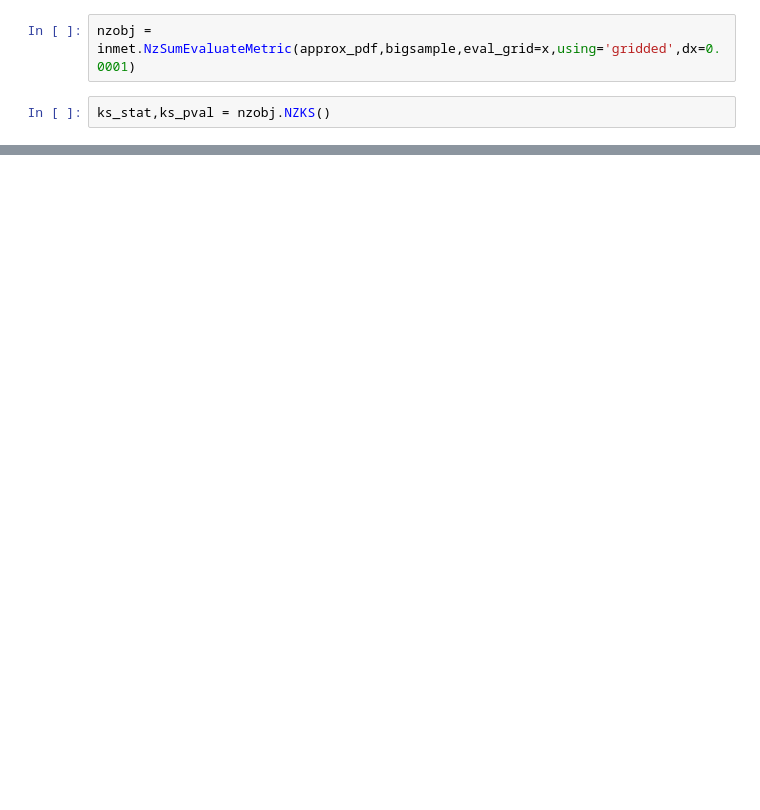
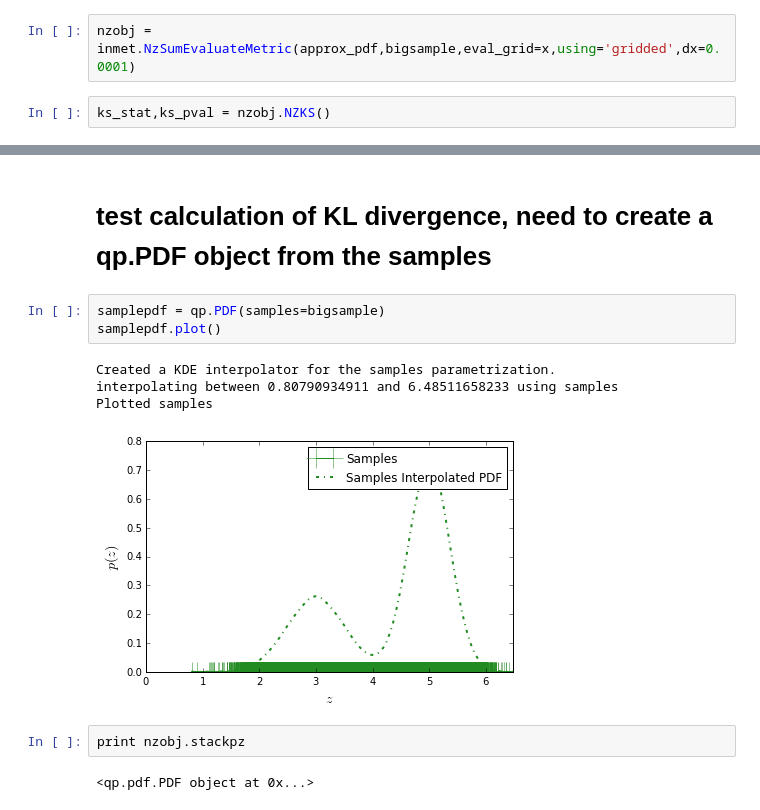
Before and after one commit to sschmidt23/PZDC1_qptests, a Jupyter notebook: nz_stats_fakedatatest.ipynb, the cells around one changed output, grey strips where cells are left out. Cells and saved outputs as stored; diff of their text form; blank space fills up the shorter version.

```diff
--- a/nz_stats_fakedatatest.ipynb
+++ b/nz_stats_fakedatatest.ipynb
@@ -61,0 +93,14 @@ print ad_pval
+# %% [markdown]
+# test calculation of KL divergence, need to create a qp.PDF object from the samples
+# %%
+samplepdf = qp.PDF(samples=bigsample)
+samplepdf.plot()
+# %% [output]
+Created a KDE interpolator for the samples parametrization.
+interpolating between 0.80790934911 and 6.48511658233 using samples
+Plotted samples
+[figure, added]
+# %%
+print nzobj.stackpz
+# %% [output]
+<qp.pdf.PDF object at 0x...>
```
Also changed, not shown: parts of 21 cells of this notebook.
